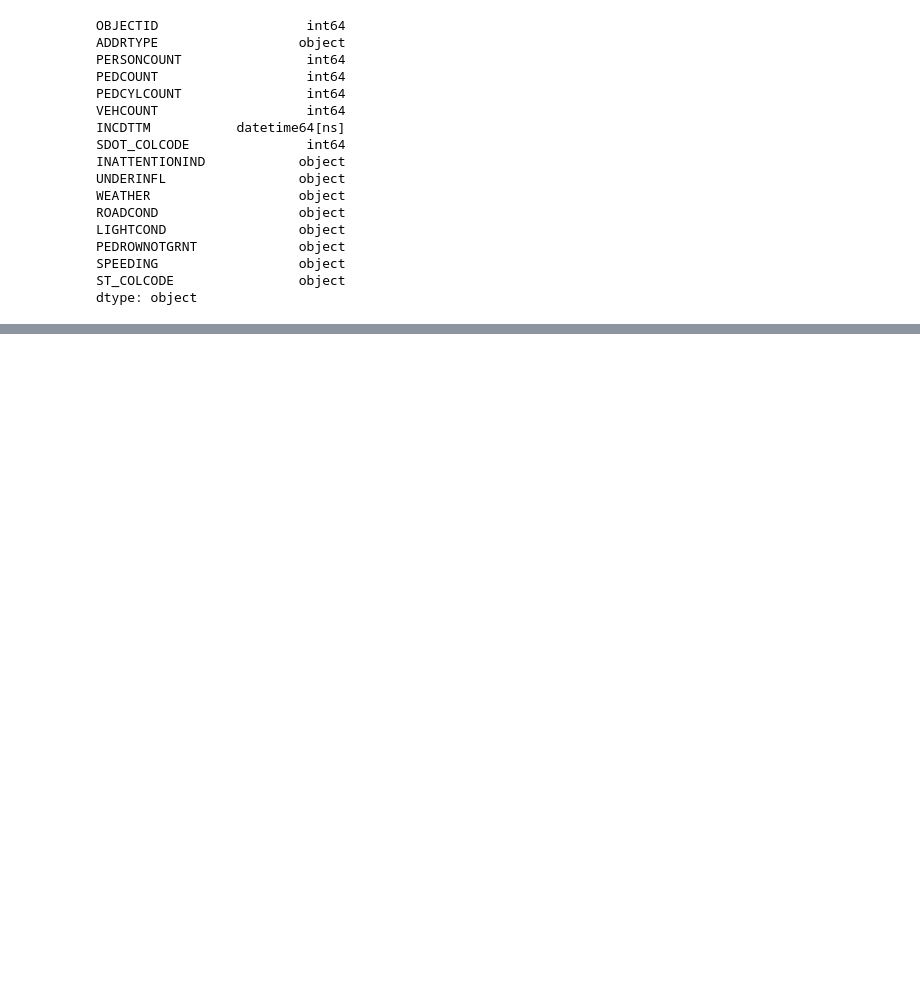
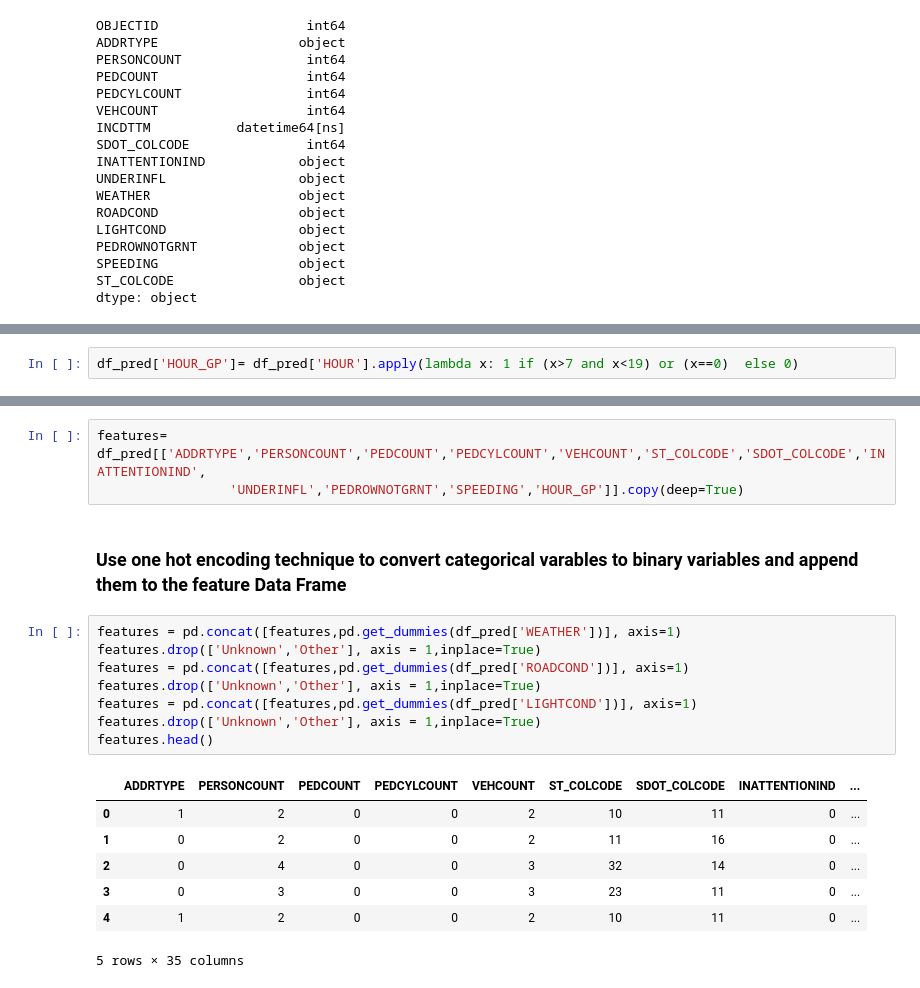
Before and after one commit to vinitdeswal/Coursera_Capstone, a Jupyter notebook: SEATTLE Road Collisions.ipynb, the cells around one changed output, grey strips where cells are left out. Drawn from its saved outputs; the diff is of its cells as text; blank space fills up the shorter version.

```diff
--- a/SEATTLE Road Collisions.ipynb
+++ b/SEATTLE Road Collisions.ipynb
@@ -345,0 +427,2 @@ data visualisation
+# %%
+df_pred['HOUR_GP']= df_pred['HOUR'].apply(lambda x: 1 if (x>7 and x<19) or (x==0)  else 0)
@@ -345,0 +518,21 @@ data visualisation
+# %%
+features= df_pred[['ADDRTYPE','PERSONCOUNT','PEDCOUNT','PEDCYLCOUNT','VEHCOUNT','ST_COLCODE','SDOT_COLCODE','INATTENTIONIND',
+                 'UNDERINFL','PEDROWNOTGRNT','SPEEDING','HOUR_GP']].copy(deep=True)
+# %% [markdown]
+### Use one hot encoding technique to convert categorical varables to binary variables and append them to the feature Data Frame
+# %%
+features = pd.concat([features,pd.get_dummies(df_pred['WEATHER'])], axis=1)
+features.drop(['Unknown','Other'], axis = 1,inplace=True)
+features = pd.concat([features,pd.get_dummies(df_pred['ROADCOND'])], axis=1)
+features.drop(['Unknown','Other'], axis = 1,inplace=True)
+features = pd.concat([features,pd.get_dummies(df_pred['LIGHTCOND'])], axis=1)
+features.drop(['Unknown','Other'], axis = 1,inplace=True)
+features.head()
+# %% [output]
+|  | ADDRTYPE | PERSONCOUNT | PEDCOUNT | PEDCYLCOUNT | VEHCOUNT | ST_COLCODE | SDOT_COLCODE | INATTENTIONIND | ... |
+| 0 | 1 | 2 | 0 | 0 | 2 | 10 | 11 | 0 | ... |
+| 1 | 0 | 2 | 0 | 0 | 2 | 11 | 16 | 0 | ... |
+| 2 | 0 | 4 | 0 | 0 | 3 | 32 | 14 | 0 | ... |
+| 3 | 0 | 3 | 0 | 0 | 3 | 23 | 11 | 0 | ... |
+| 4 | 1 | 2 | 0 | 0 | 2 | 10 | 11 | 0 | ... |
+5 rows × 35 columns
```
Also changed, not shown: parts of 62 cells of this notebook.
